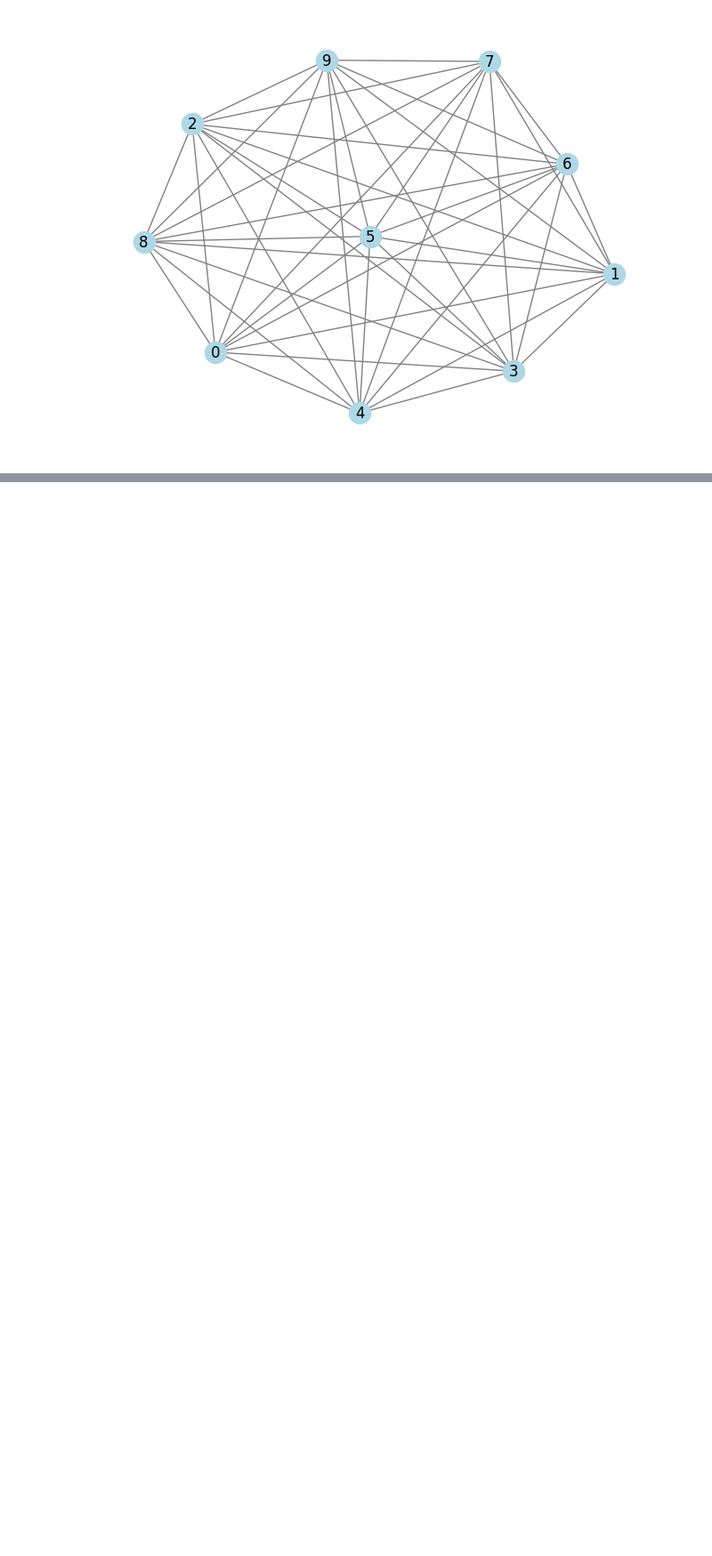
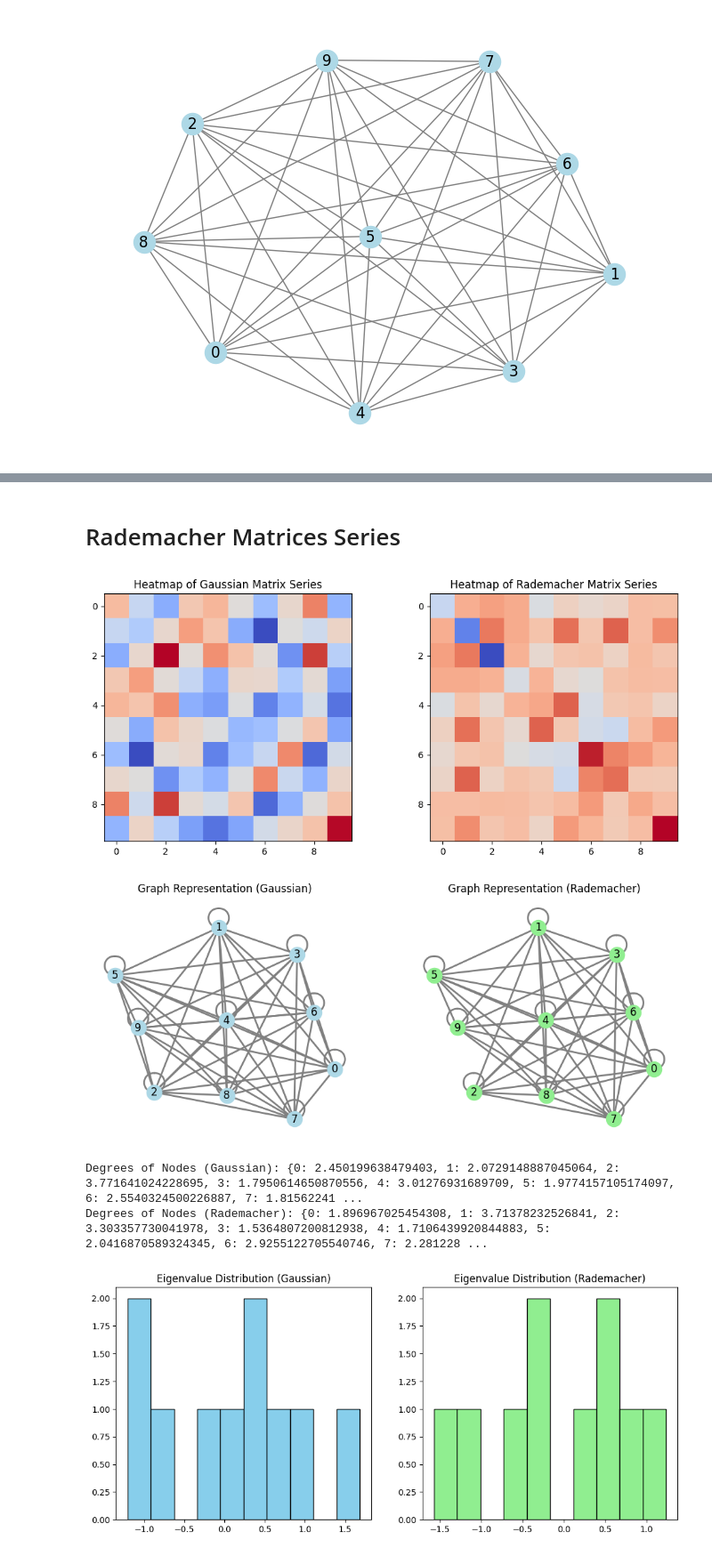
Before and after one commit to zhexin1904/my_SE_sync, a Jupyter notebook: python/Random_matrix_theory.ipynb, the cells around one changed output, grey strips where cells are left out. Shown at 89% size. Drawn from its saved outputs; the diff is of its cells as text; code cells hidden in the pictures; blank space fills up the shorter version.

```diff
--- a/python/Random_matrix_theory.ipynb
+++ b/python/Random_matrix_theory.ipynb
@@ -130,0 +192,79 @@ plt.show()
+# %% [markdown]
+# Rademacher Matrices Series
+# %%
+import numpy as np
+import networkx as nx
+import matplotlib.pyplot as plt
+
+# Parameters
+n = 10   # Matrix size (number of nodes)
+m = 5    # Number of matrices in the series
+sigma = 1.0  # Standard deviation of Gaussian entries
+
+# Initialize sum matrices
+S_gaussian = np.zeros((n, n))
+S_rademacher = np.zeros((n, n))
+
+# Generate and sum symmetric Gaussian and Rademacher matrices
+for _ in range(m):
+    # Gaussian Matrix (Symmetric)
+    A_gaussian = np.random.normal(0, sigma, (n, n))
+    A_gaussian = (A_gaussian + A_gaussian.T) / 2  # Make it symmetric
+    S_gaussian += A_gaussian
+
+    # Rademacher Matrix (Symmetric)
+    A_fixed = np.random.normal(0, sigma, (n, n))  # Fixed matrix
+    A_fixed = (A_fixed + A_fixed.T) / 2
+    epsilon = np.random.choice([-1, 1], size=(n, n))  # Rademacher variables
+    epsilon = (epsilon + epsilon.T) / 2  # Ensure symmetry
+    S_rademacher += epsilon * A_fixed  # Element-wise multiplication
+
+# Normalize
+S_gaussian /= m
+S_rademacher /= m
+
+# Convert to graphs
+G_gaussian = nx.from_numpy_array(np.abs(S_gaussian))
+G_rademacher = nx.from_numpy_array(np.abs(S_rademacher))
+
+# Plot Heatmaps
+fig, axs = plt.subplots(1, 2, figsize=(12, 5))
+axs[0].imshow(S_gaussian, cmap='coolwarm', interpolation='nearest')
+axs[0].set_title("Heatmap of Gaussian Matrix Series")
+axs[1].imshow(S_rademacher, cmap='coolwarm', interpolation='nearest')
+axs[1].set_title("Heatmap of Rademacher Matrix Series")
+plt.show()
+
+# Draw Graphs
+fig, axs = plt.subplots(1, 2, figsize=(12, 5))
+pos = nx.spring_layout(G_gaussian)
+nx.draw(G_gaussian, pos, with_labels=True, node_color="lightblue", edge_color="gray", width=2, ax=axs[0])
+axs[0].set_title("Graph Representation (Gaussian)")
+
+nx.draw(G_rademacher, pos, with_labels=True, node_color="lightgreen", edge_color="gray", width=2, ax=axs[1])
+axs[1].set_title("Graph Representation (Rademacher)")
+plt.show()
+
+# Compute and print basic graph statistics
+degrees_gaussian = dict(G_gaussian.degree(weight='weight'))
+degrees_rademacher = dict(G_rademacher.degree(weight='weight'))
+print("Degrees of Nodes (Gaussian):", degrees_gaussian)
+print("Degrees of Nodes (Rademacher):", degrees_rademacher)
+
+# Compute and display eigenvalues
+eigen_gaussian = np.linalg.eigvals(S_gaussian)
+eigen_rademacher = np.linalg.eigvals(S_rademacher)
+
+fig, axs = plt.subplots(1, 2, figsize=(12, 5))
+axs[0].hist(eigen_gaussian, bins=10, color='skyblue', edgecolor='black')
+axs[0].set_title("Eigenvalue Distribution (Gaussian)")
+
+axs[1].hist(eigen_rademacher, bins=10, color='lightgreen', edgecolor='black')
+axs[1].set_title("Eigenvalue Distribution (Rademacher)")
+plt.show()
+# %% [output]
+[figure, added]
+[figure, added]
+Degrees of Nodes (Gaussian): {0: 2.450199638479403, 1: 2.0729148887045064, 2: 3.771641024228695, 3: 1.7950614650870556, 4: 3.01276931689709, 5: 1.9774157105174097, 6: 2.5540324500226887, 7: 1.81562241 ...
+Degrees of Nodes (Rademacher): {0: 1.896967025454308, 1: 3.71378232526841, 2: 3.303357730041978, 3: 1.5364807200812938, 4: 1.7106439920844883, 5: 2.0416870589324345, 6: 2.9255122705540746, 7: 2.281228 ...
+[figure, added]
```
Also changed, not shown: parts of 14 cells of this notebook.
